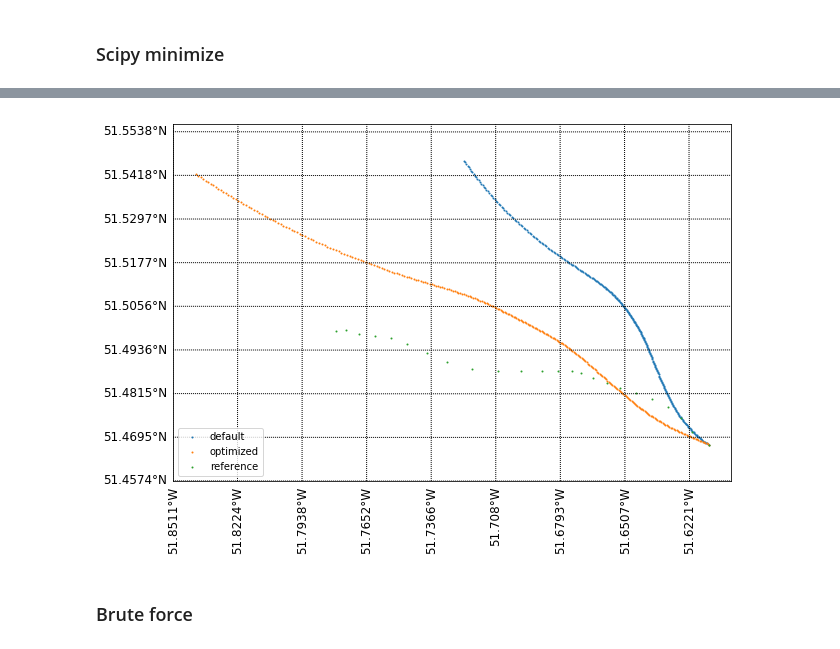
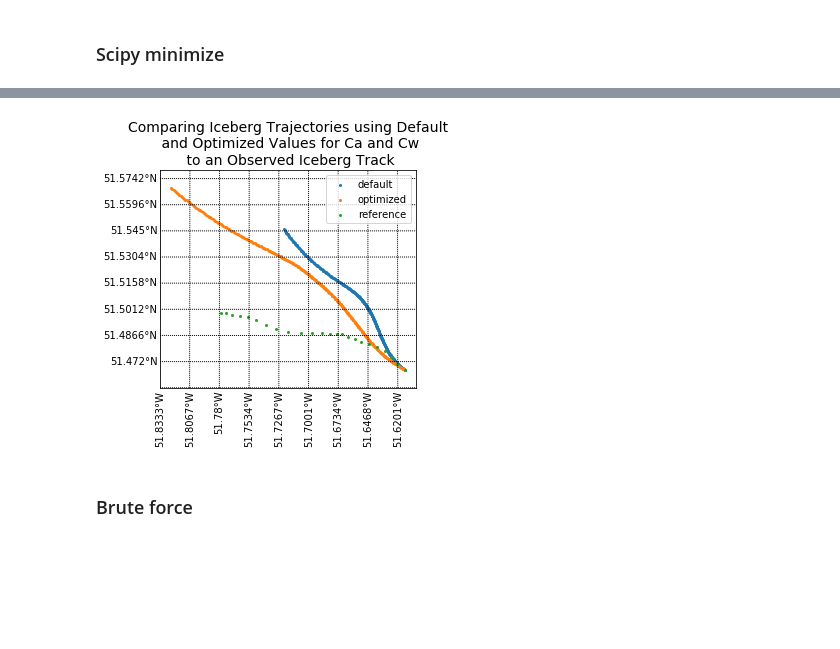
Before and after one commit to jmunroe/IceDEF, a Jupyter notebook: notebooks/ensemble.ipynb, the cells around one changed output, grey strips where cells are left out. Cells and saved outputs as stored; diff of their text form; code cells hidden in the pictures; blank space fills up the shorter version.

```diff
--- a/notebooks/ensemble.ipynb
+++ b/notebooks/ensemble.ipynb
@@ -61,10 +61,16 @@ optimization_result
 Ca, Cw = optimization_result.x
 run_sim_kwargs = {'Ca': Ca, 'Cw': Cw}
 xds = sim.run_simulation(store_results_as='optimized', **run_sim_kwargs)
-# %%
-fig, ax = sim.plot_track(['default', 'optimized', 'reference'], labels=['default', 'optimized', 'reference'])
-# %% [output]
-[figure, removed]
+# %%
+title = 'Comparing Iceberg Trajectories using Default\n and Optimized Values for Ca and Cw\n to an Observed Iceberg Track'
+sizes = [4] * 3
+legend_kwargs = {'loc': 1}
+kwargs = {'title': title, 'sizes': sizes, 'legend_kwargs': legend_kwargs}
+fig, ax = sim.plot_track(['default', 'optimized', 'reference'], labels=['default', 'optimized', 'reference'],
+                         **kwargs)
+fig.savefig(plot_dir + 'tracks_from_default_and_optimized_Ca_and_Cw.png', bbox_inches='tight')
+# %% [output]
+[figure, added]
 # %% [markdown]
 ### Brute force
 # %%
```
Also changed, not shown: parts of 5 cells of this notebook.
